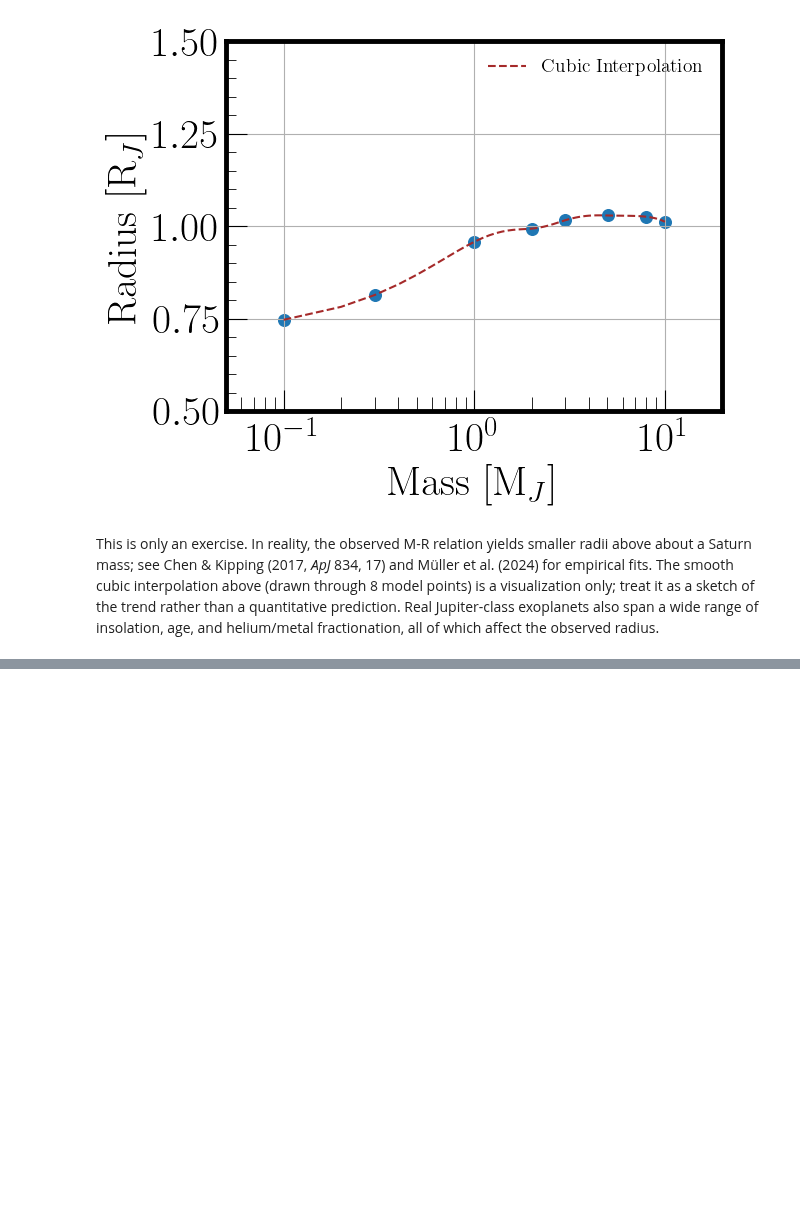
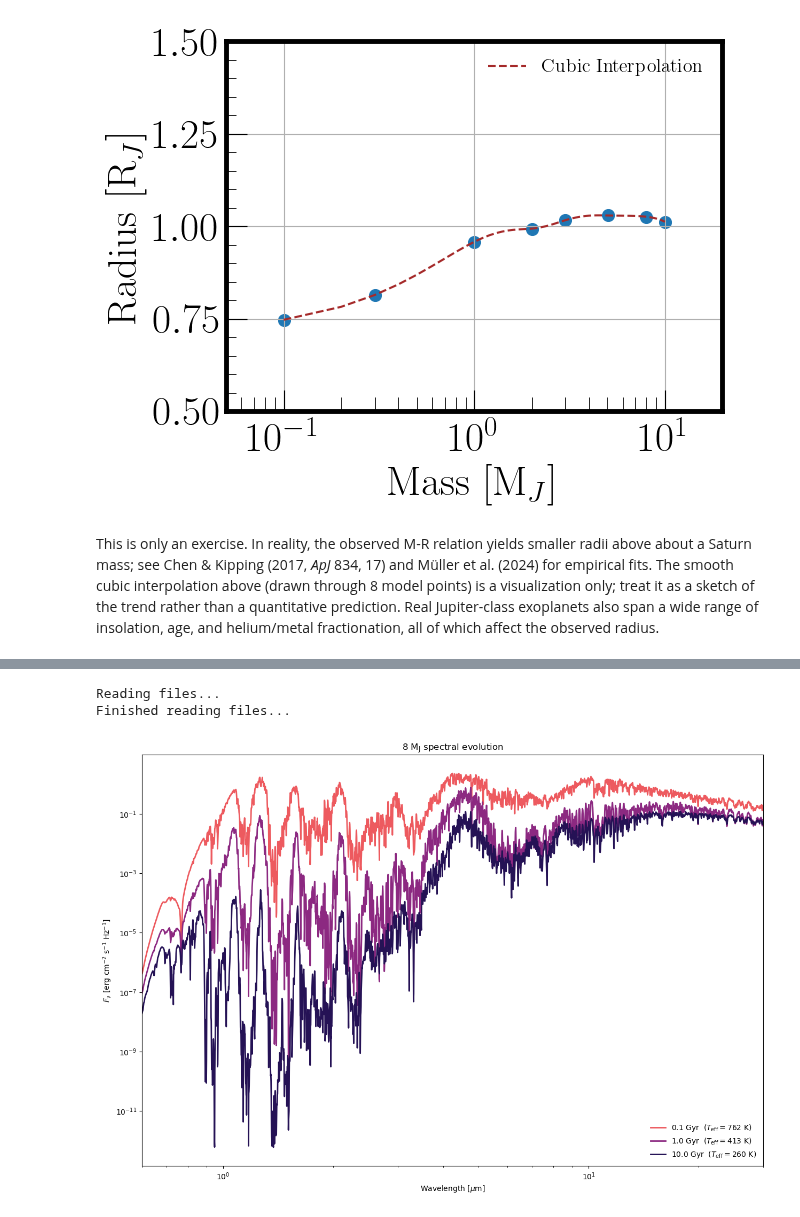
Before and after one commit to robtejada/orchard-public, a Jupyter notebook: tutorial_superjupiters.ipynb, the cells around one changed output, grey strips where cells are left out. Drawn from its saved outputs; the diff is of its cells as text; code cells hidden in the pictures; blank space fills up the shorter version.

```diff
--- a/tutorial_superjupiters.ipynb
+++ b/tutorial_superjupiters.ipynb
@@ -94,0 +103,46 @@ This is only an exercise. In reality, the observed M-R relation yields smaller r
+# %%
+import numpy as np
+import matplotlib.pyplot as plt
+
+import load_models
+from utils import const
+from atm_spectra import spectrum
+
+spec = spectrum.spectrum()
+
+# The 8 M_J model from above. Any evolved model works.
+model = load_models.load(["parameter_examples/parameter_user_8mj.ini"])[0]
+age_gyr = model['data_age'] * const.s_to_Gyr
+
+
+def z_to_solar(z_mass, z_solar=0.017):
+    # metal mass fraction -> metallicity in solar units
+    return (z_mass / (1.0 - z_mass)) / (z_solar / (1.0 - z_solar))
+
+
+ages = [0.1, 1.0, 10.0]
+colors = plt.cm.magma_r(np.linspace(0.35, 0.85, len(ages)))
+
+fig, ax = plt.subplots(figsize=(15, 10))
+for age, color in zip(ages, colors):
+    i = np.argmin(np.abs(age_gyr - age))
+    lam, flux = spec.interpolate_spectrum_4D(
+        Teff_in=model['data_teff'][i],
+        logg_in=np.log10(model['data_grav'][i]),
+        Y_in=model['data_Y_atm'][i],
+        Z_in=z_to_solar(model['data_Z_atm'][i]),
+    )
+    ax.plot(lam, flux, color=color, lw=2,
+            label=f"{age_gyr[i]:.1f} Gyr  ($T_{{\\rm eff}} = {model['data_teff'][i]:.0f}$ K)")
+
+ax.set_xscale('log'); ax.set_yscale('log')
+ax.set_xlim(0.6, 30)
+ax.set_xlabel(r'Wavelength [$\mu$m]')
+ax.set_ylabel(r'$F_\nu$ [erg cm$^{-2}$ s$^{-1}$ Hz$^{-1}$]')
+ax.set_title(r'8 M$_{\rm J}$ spectral evolution')
+ax.legend(frameon=False)
+plt.show()
+# %% [output]
+Reading files...
+Finished reading files...
+[figure, added]
```
Also changed, not shown: parts of 4 cells of this notebook, 2 other files.
